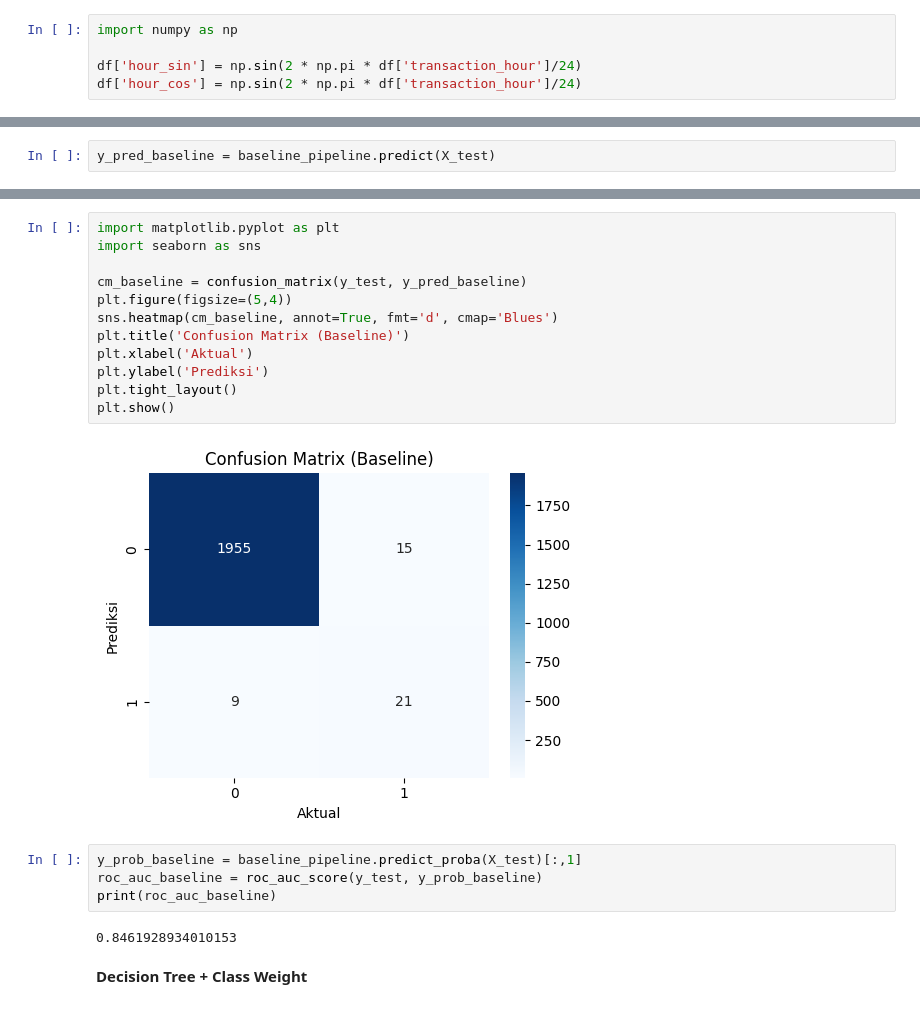
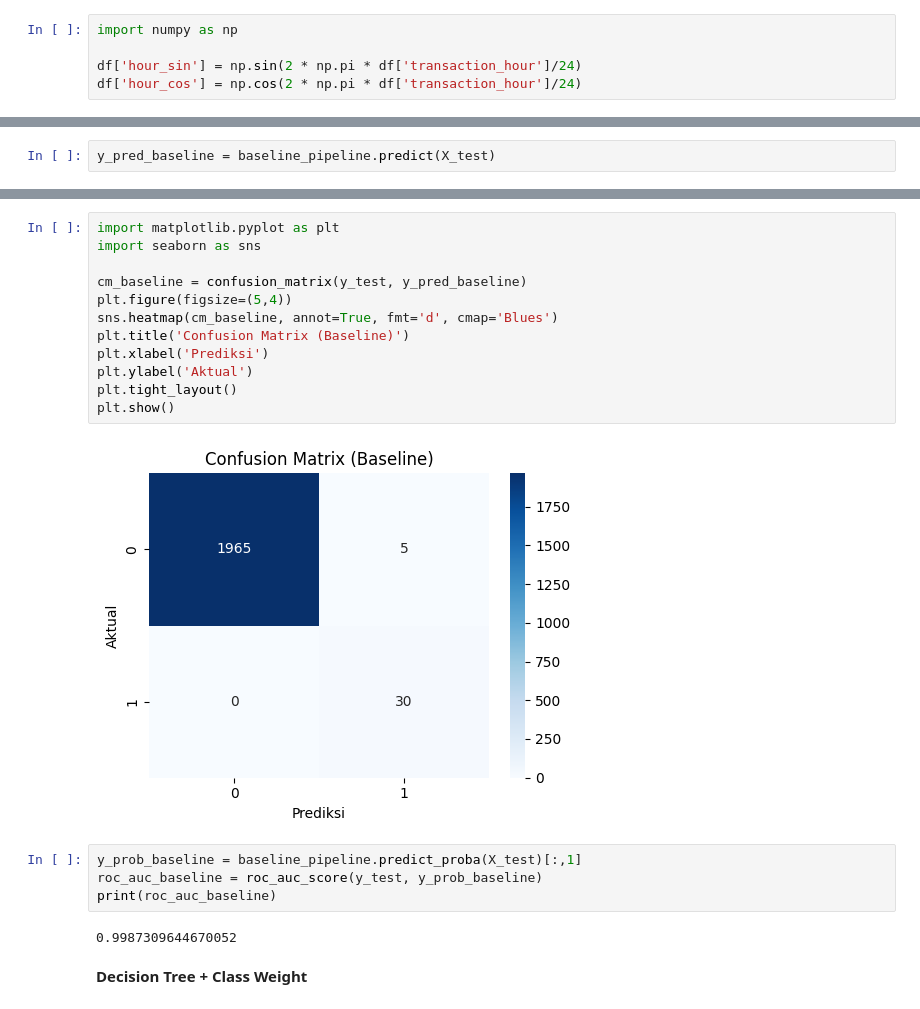
Before and after one commit to andiubaid09/Credit-Card-Fraud-Detection, a Jupyter notebook: notebooks/02_Decision_Tree_CCFD.ipynb, the cells around one changed output, grey strips where cells are left out. Drawn from its saved outputs; the diff is of its cells as text.

```diff
--- a/notebooks/02_Decision_Tree_CCFD.ipynb
+++ b/notebooks/02_Decision_Tree_CCFD.ipynb
@@ -80,7 +80,7 @@ dtype: float64
 import numpy as np
 
 df['hour_sin'] = np.sin(2 * np.pi * df['transaction_hour']/24)
-df['hour_cos'] = np.sin(2 * np.pi * df['transaction_hour']/24)
+df['hour_cos'] = np.cos(2 * np.pi * df['transaction_hour']/24)
 # %%
 df.columns
 # %% [output]
@@ -164,23 +183,23 @@ weighted avg       0.99      0.99      0.99      2000
 # %%
 import matplotlib.pyplot as plt
 import seaborn as sns
 
 cm_baseline = confusion_matrix(y_test, y_pred_baseline)
 plt.figure(figsize=(5,4))
 sns.heatmap(cm_baseline, annot=True, fmt='d', cmap='Blues')
 plt.title('Confusion Matrix (Baseline)')
-plt.xlabel('Aktual')
-plt.ylabel('Prediksi')
+plt.xlabel('Prediksi')
+plt.ylabel('Aktual')
 plt.tight_layout()
 plt.show()
 # %% [output]
-[figure, old version]
+[figure, new version]
 # %%
 y_prob_baseline = baseline_pipeline.predict_proba(X_test)[:,1]
 roc_auc_baseline = roc_auc_score(y_test, y_prob_baseline)
 print(roc_auc_baseline)
 # %% [output]
-0.8461928934010153
+0.9987309644670052
 # %% [markdown]
 **Decision Tree + Class Weight**
 # %%
```
Also changed, not shown: parts of 18 cells of this notebook, 9 other files.
